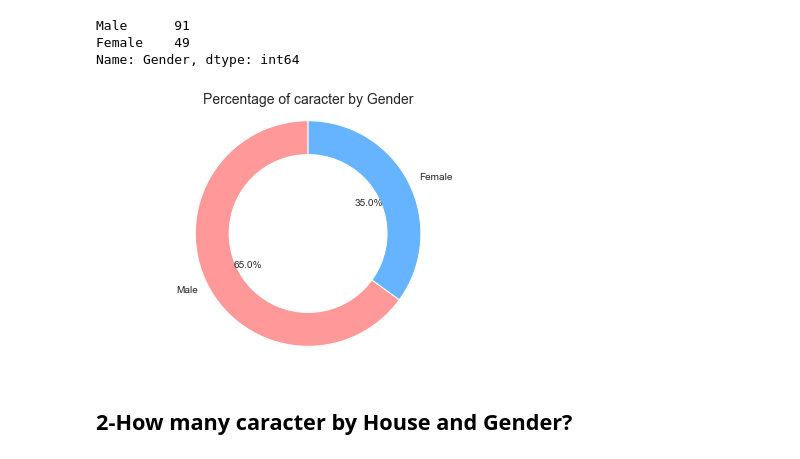
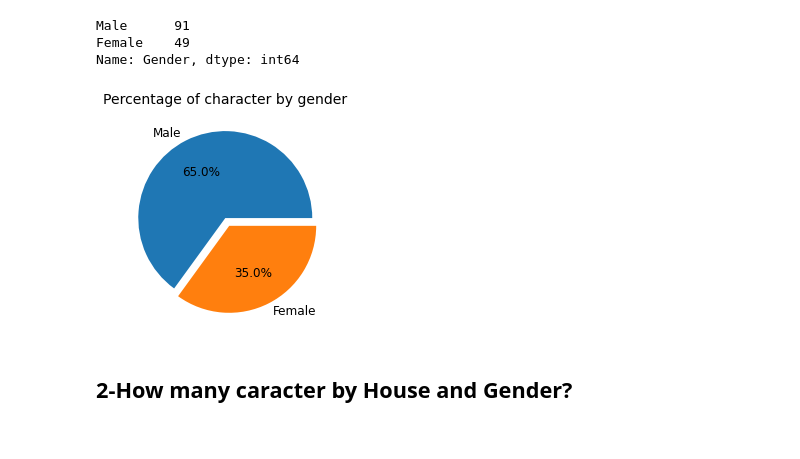
Before and after one commit to juluz/python-analysis, a Jupyter notebook: harry_potter/notebook/eda_characters.ipynb, the cells around one changed output. Cells and saved outputs as stored; diff of their text form; code cells hidden in the pictures.

```diff
--- a/harry_potter/notebook/eda_characters.ipynb
+++ b/harry_potter/notebook/eda_characters.ipynb
@@ -335,24 +316,17 @@ sizes_gender
 Male      91
 Female    49
 Name: Gender, dtype: int64
-# %%
-labels = ['Male', 'Female']
-colors = ['#ff9999','#66b3ff']
-
-fig1, ax1 = plt.subplots()
-plt.title("Percentage of caracter by Gender", fontsize=14)
-plt.pie(sizes_gender, colors = colors, autopct='%1.1f%%', startangle=90,shadow=False,labels=labels)
-
-centre_circle = plt.Circle((0,0),0.70,fc='white')
-fig = plt.gcf()
-fig.gca().add_artist(centre_circle)
-
-ax1.axis('equal')
-plt.tight_layout()
-plt.show()
-fig.savefig('/Users/juml_/Documents/Projects/python-analysis/harry_potter/image/gender.png',bbox_inches='tight',transparent=True);
-# %% [output]
-[figure, removed]
+# %%
+labels = ['Male', 'Female']
+my_explode = (0, 0.1)
+plt.pie(sizes_gender,labels=labels,autopct='%1.1f%%',explode=my_explode,textprops={'fontsize': 12})
+# plt.axis('equal')
+plt.title('Percentage of character by gender',fontsize=14)
+# plt.figure(facecolor='red')
+plt.savefig('C:/Users/juml_/Documents/Projects/github/python-analysis/harry_potter/image/gender.png',bbox_inches='tight',transparent=False)
+plt.show();
+# %% [output]
+[figure, added]
 # %% [markdown]
 ## 2-How many caracter by House and Gender? <br>
 # %%
```
Also changed, not shown: parts of 18 cells of this notebook, 5 other files.
